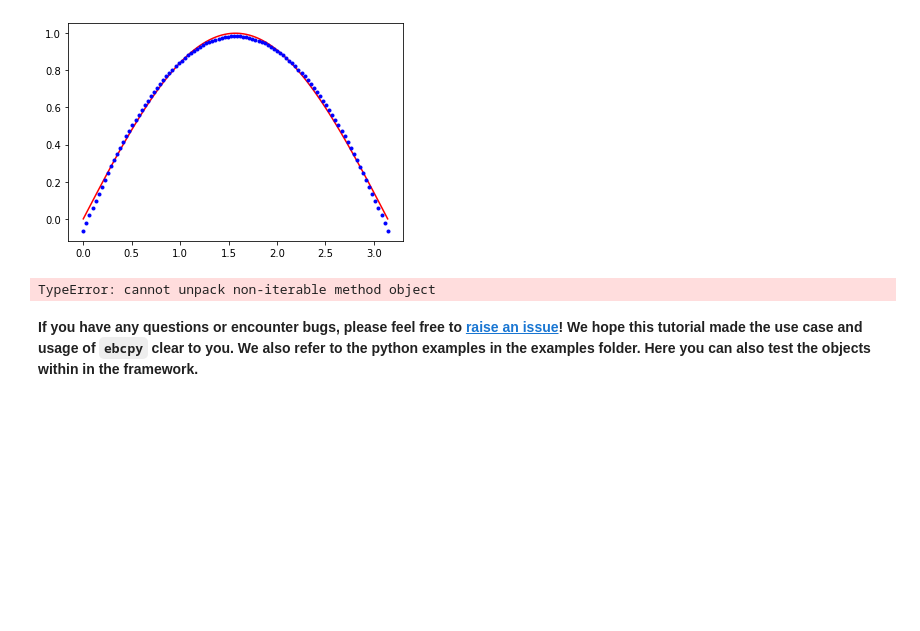
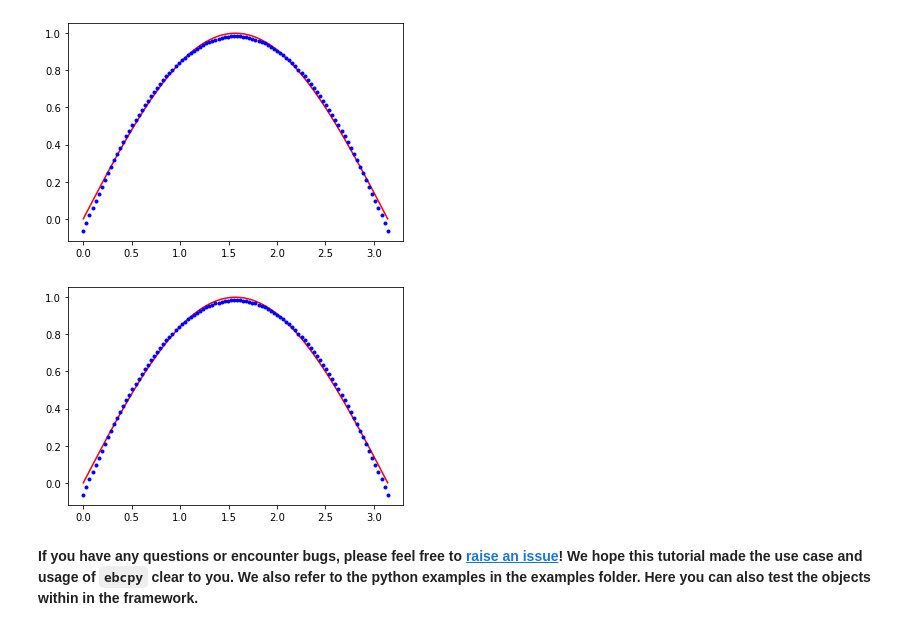
Before and after one commit to RWTH-EBC/ebcpy, a Jupyter notebook: tutorial/tutorial.ipynb, the cells around one changed output. Saved outputs shown, nothing was run; the diff lists cells and outputs as text; code cells hidden in the pictures; blank space fills up the shorter version.

```diff
--- a/tutorial/tutorial.ipynb
+++ b/tutorial/tutorial.ipynb
@@ -277,11 +419,11 @@ plt.show()
 # %% [output]
 [figure]
 # %%
-res = mco.optimize(framework="pymoo")
+res = mco.optimize(framework="pymoo", method="DE")
 plt.plot(data, goal, "r")
 plt.plot(data, res.x[0] * data ** 2 + res.x[1] * data + res.x[2], "b.")
 plt.show()
 # %% [output]
-TypeError: cannot unpack non-iterable method object
+[figure, added]
 # %% [markdown]
 **If you have any questions or encounter bugs, please feel free to [raise an issue](https://git.rwth-aachen.de/EBC/EBC_all/Python/ebcpy/issues)! We hope this tutorial made the use case and usage of `ebcpy` clear to you. We also refer to the python examples in the examples folder. Here you can also test the objects within in the framework.**
```
Also changed, not shown: parts of 18 cells of this notebook, 8 other files.
